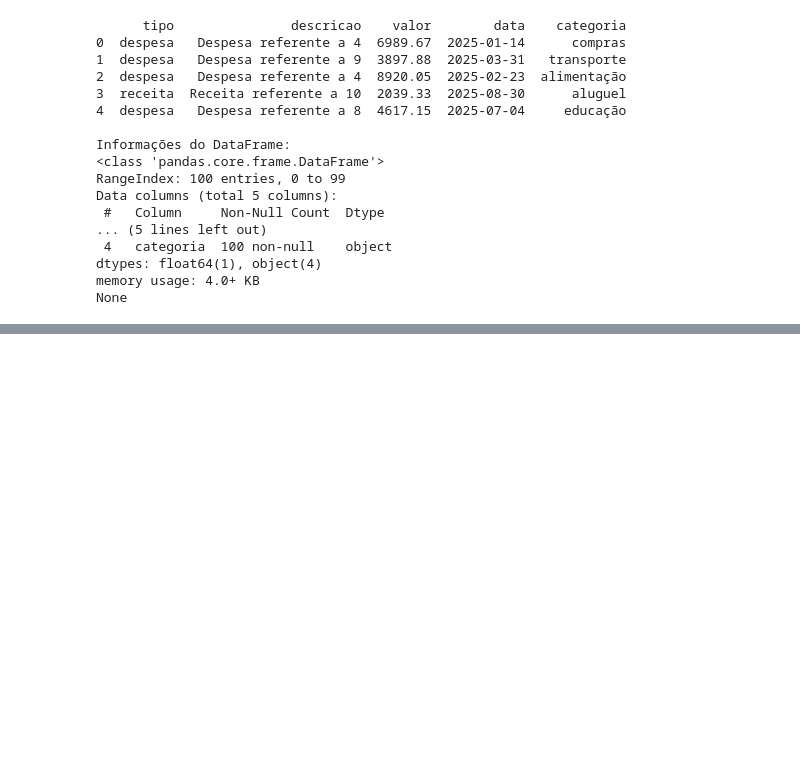
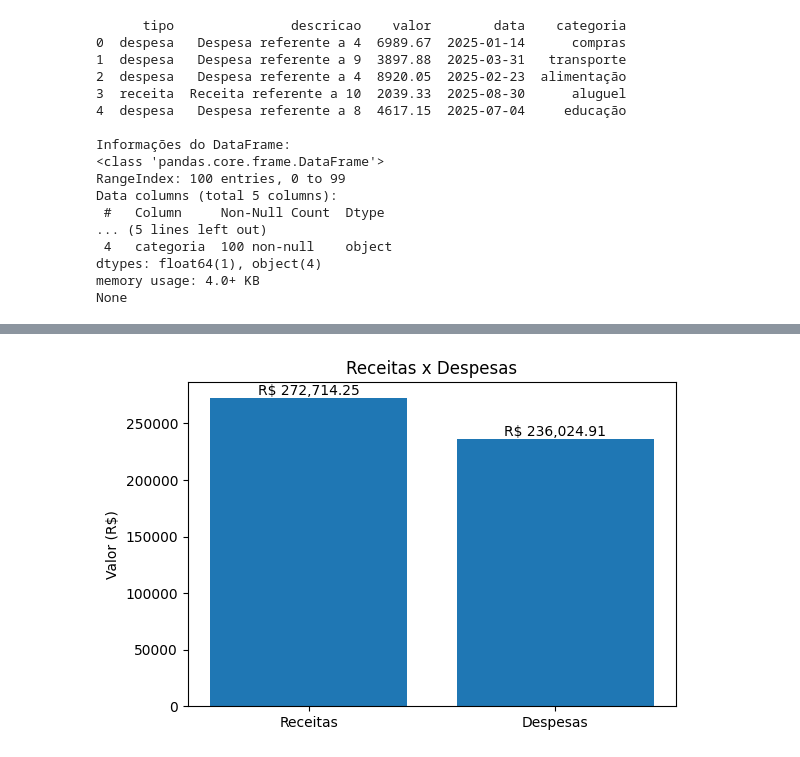
Before and after one commit to MatheusFeSales/projeto_01_gestao_financeira_pessoal, a Jupyter notebook: sistema_financeiro.ipynb, the cells around one changed output, grey strips where cells are left out. Cells and saved outputs as stored; diff of their text form; code cells hidden in the pictures; blank space fills up the shorter version.

```diff
--- a/sistema_financeiro.ipynb
+++ b/sistema_financeiro.ipynb
@@ -66,0 +94,87 @@ Importado CSV → TXT em dados/transacoes.txt
+# %%
+import matplotlib.pyplot as plt
+
+# ------------------------------------------------------------------
+# 0) Preparos: totais e tabelas auxiliares (em cima do df limpo)
+# ------------------------------------------------------------------
+# normaliza tipo/categoria se ainda não estiver
+df["tipo"] = df["tipo"].str.lower().str.strip()
+df["categoria"] = df.get("categoria", "").astype(str).str.strip().replace({"": "Sem categoria"})
+
+# totais simples
+total_receitas = df.loc[df["tipo"] == "receita", "valor"].sum()
+total_despesas = df.loc[df["tipo"] == "despesa", "valor"].sum()
+saldo_atual = total_receitas - total_despesas
+print(f"Receitas: R$ {total_receitas:.2f} | Despesas: R$ {total_despesas:.2f} | Saldo: R$ {saldo_atual:.2f}")
+
+# gastos por categoria (apenas despesas)
+gastos_categoria = (
+    df[df["tipo"] == "despesa"]
+    .groupby("categoria")["valor"]
+    .sum()
+    .sort_values(ascending=True)  # ascending=True para facilitar o barh (cresce pra cima)
+)
+
+# saldo mensal
+df["ano_mes"] = df["data"].dt.to_period("M")
+saldo_mensal = (
+    df.pivot_table(index="ano_mes", columns="tipo", values="valor", aggfunc="sum", fill_value=0)
+    .sort_index()
+)
+
+# garante colunas mesmo que não existam no período
+for col in ["receita", "despesa"]:
+    if col not in saldo_mensal.columns:
+        saldo_mensal[col] = 0.0
+
+saldo_mensal["saldo"] = saldo_mensal["receita"] - saldo_mensal["despesa"]
+
+# ------------------------------------------------------------------
+# 1) Gráfico: Receitas x Despesas (barra)
+# ------------------------------------------------------------------
+plt.figure(figsize=(6, 4))
+plt.bar(["Receitas", "Despesas"], [total_receitas, total_despesas])
+plt.title("Receitas x Despesas")
+plt.ylabel("Valor (R$)")
+for i, v in enumerate([total_receitas, total_despesas]):
+    plt.text(i, v, f"R$ {v:,.2f}", ha="center", va="bottom")
+plt.tight_layout()
+plt.show()
+
+# ------------------------------------------------------------------
+# 2) Gráfico: Gastos por Categoria (barra horizontal)
+# ------------------------------------------------------------------
+if not gastos_categoria.empty:
+    plt.figure(figsize=(8, 5))
+    plt.barh(gastos_categoria.index, gastos_categoria.values)
+    plt.title("Gastos por Categoria")
+    plt.xlabel("Valor (R$)")
+    # anotações nos rótulos
+    for y, v in enumerate(gastos_categoria.values):
+        plt.text(v, y, f" R$ {v:,.2f}", va="center")
+    plt.tight_layout()
+    plt.show()
+else:
+    print("Sem despesas para exibir por categoria.")
+
+# ------------------------------------------------------------------
+# 3) Gráfico: Evolução do Saldo Mensal (linha)
+# ------------------------------------------------------------------
+if not saldo_mensal.empty:
+    # converte Period para string para aparecer bonito no eixo x
+    x_labels = saldo_mensal.index.astype(str)
+
+    plt.figure(figsize=(9, 5))
+    plt.plot(x_labels, saldo_mensal["saldo"], marker="o")
+    plt.title("Evolução do Saldo Mensal")
+    plt.xlabel("Ano-Mês")
+    plt.ylabel("Saldo (R$)")
+    plt.grid(True, alpha=0.3)
+    # rótulos nos pontos
+    for x, y in zip(range(len(x_labels)), saldo_mensal["saldo"].values):
+        plt.text(x, y, f"{y:,.0f}", ha="center", va="bottom")
+    plt.tight_layout()
+    plt.show()
+else:
+    print("Sem dados para saldo mensal.")
+# %% [output]
@@ -66,0 +182 @@ Importado CSV → TXT em dados/transacoes.txt
+[figure, added]
```
Also changed, not shown: parts of 2 cells of this notebook, 1 other file.
